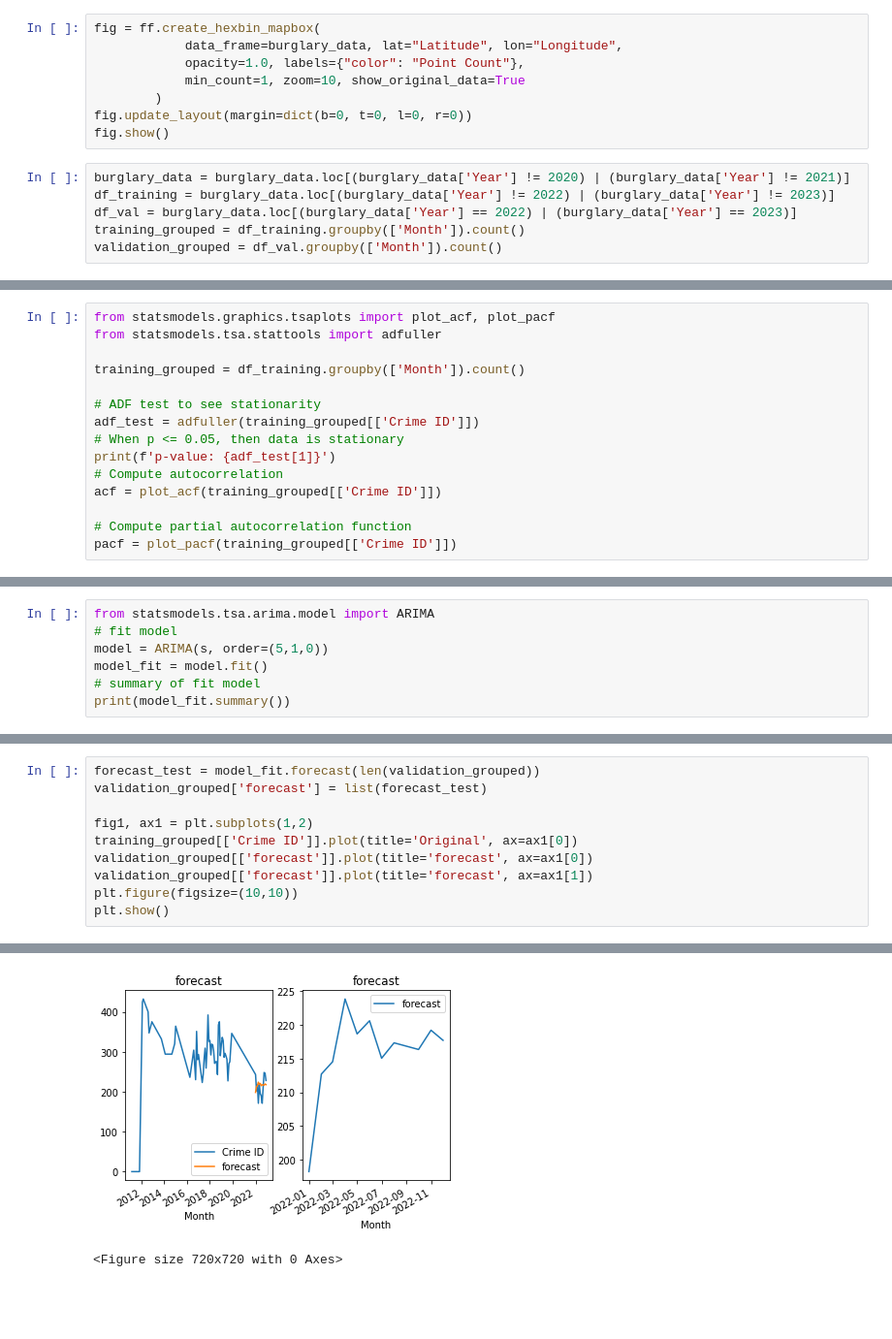
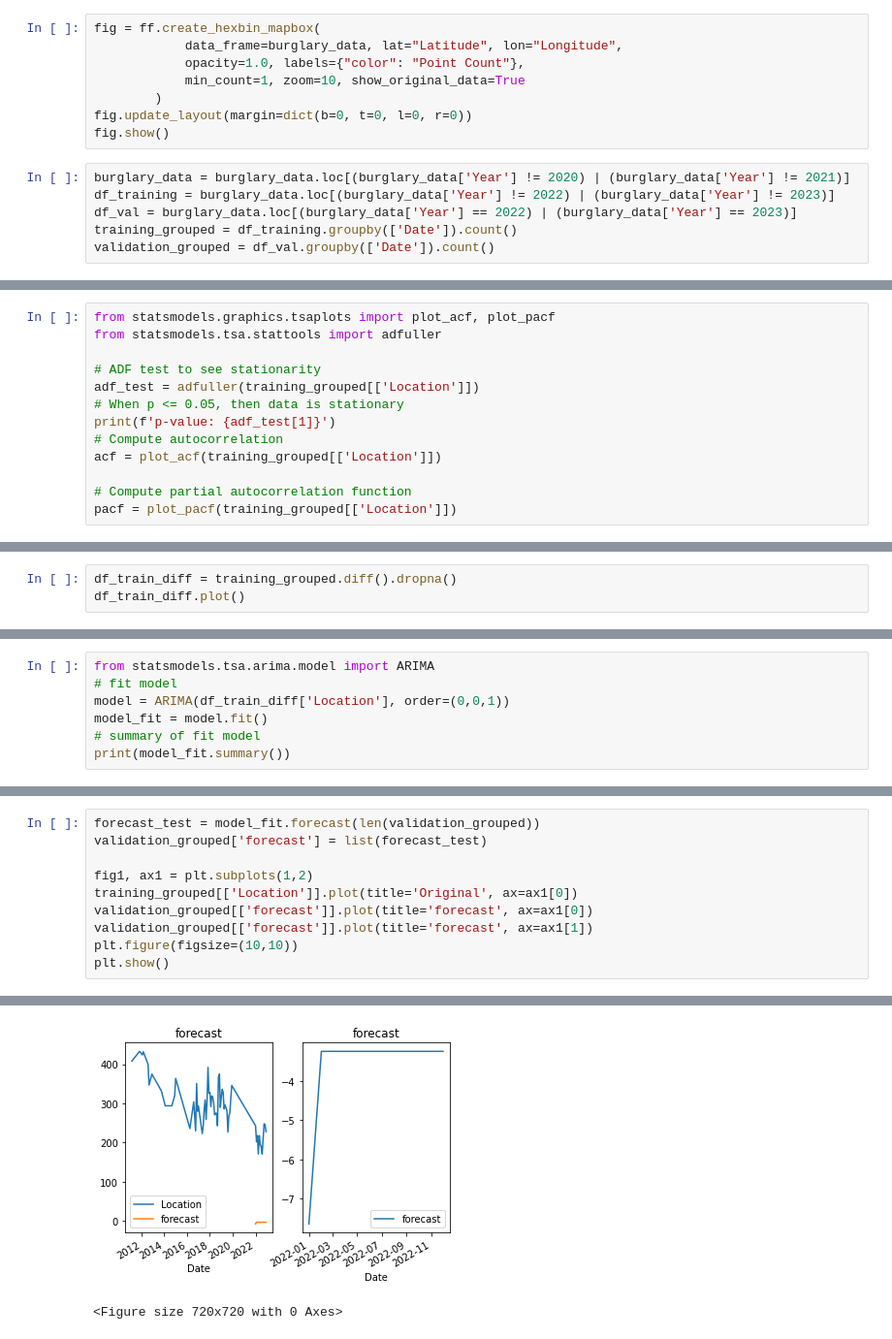
Before and after one commit to isavgt/JBG050-group11, a Jupyter notebook: datasetsexploration.ipynb, the cells around one changed output, grey strips where cells are left out. Shown at 97% size. Saved outputs shown, nothing was run; the diff lists cells and outputs as text; blank space fills up the shorter version.

Commit message:
tried auto arima, but MAE isn't good enough.

```diff
--- a/datasetsexploration.ipynb
+++ b/datasetsexploration.ipynb
@@ -75,8 +77,8 @@ fig.show()
 burglary_data = burglary_data.loc[(burglary_data['Year'] != 2020) | (burglary_data['Year'] != 2021)]
 df_training = burglary_data.loc[(burglary_data['Year'] != 2022) | (burglary_data['Year'] != 2023)]
 df_val = burglary_data.loc[(burglary_data['Year'] == 2022) | (burglary_data['Year'] == 2023)]
-training_grouped = df_training.groupby(['Month']).count()
-validation_grouped = df_val.groupby(['Month']).count()
+training_grouped = df_training.groupby(['Date']).count()
+validation_grouped = df_val.groupby(['Date']).count()
 # %%
 import matplotlib.pyplot as plt
 
@@ -102,15 +104,13 @@ s.plot()
 from statsmodels.graphics.tsaplots import plot_acf, plot_pacf
 from statsmodels.tsa.stattools import adfuller
 
-training_grouped = df_training.groupby(['Month']).count()
-
 # ADF test to see stationarity
-adf_test = adfuller(training_grouped[['Crime ID']])
+adf_test = adfuller(training_grouped[['Location']])
 # When p <= 0.05, then data is stationary
 print(f'p-value: {adf_test[1]}')
 # Compute autocorrelation
-acf = plot_acf(training_grouped[['Crime ID']])
+acf = plot_acf(training_grouped[['Location']])
 
 # Compute partial autocorrelation function
-pacf = plot_pacf(training_grouped[['Crime ID']])
+pacf = plot_pacf(training_grouped[['Location']])
 # %% [output]
@@ -119,0 +120,3 @@ p-value: 8.112852092933995e-09
+# %%
+df_train_diff = training_grouped.diff().dropna()
+df_train_diff.plot()
@@ -120,7 +140,7 @@ p-value: 8.112852092933995e-09
 # %%
 from statsmodels.tsa.arima.model import ARIMA
 # fit model
-model = ARIMA(s, order=(5,1,0))
+model = ARIMA(df_train_diff['Location'], order=(0,0,1))
 model_fit = model.fit()
 # summary of fit model
 print(model_fit.summary())
@@ -162,17 +188,17 @@ pacf_res = plot_pacf(residuals)
 # %%
 forecast_test = model_fit.forecast(len(validation_grouped))
 validation_grouped['forecast'] = list(forecast_test)
 
 fig1, ax1 = plt.subplots(1,2)
-training_grouped[['Crime ID']].plot(title='Original', ax=ax1[0])
+training_grouped[['Location']].plot(title='Original', ax=ax1[0])
 validation_grouped[['forecast']].plot(title='forecast', ax=ax1[0])
 validation_grouped[['forecast']].plot(title='forecast', ax=ax1[1])
 plt.figure(figsize=(10,10))
 plt.show()
 # %% [output]
 No supported index is available. Prediction results will be given with an integer index beginning at `start`.
 
 
 No supported index is available. In the next version, calling this method in a model without a supported index will result in an exception.
-[figure, old version]
+[figure, new version]
 <Figure size 720x720 with 0 Axes>
```
Also changed, not shown: parts of 15 cells of this notebook.
